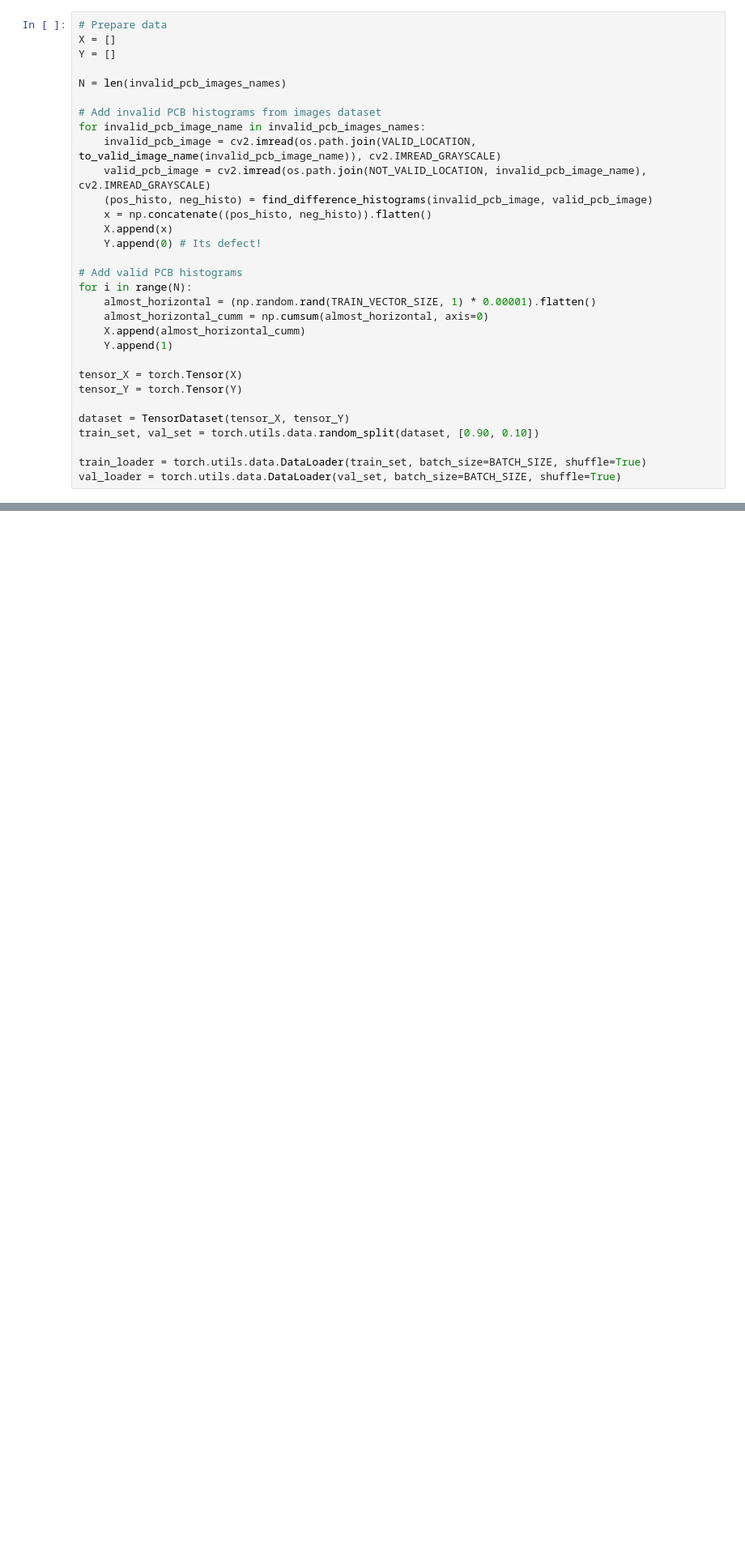
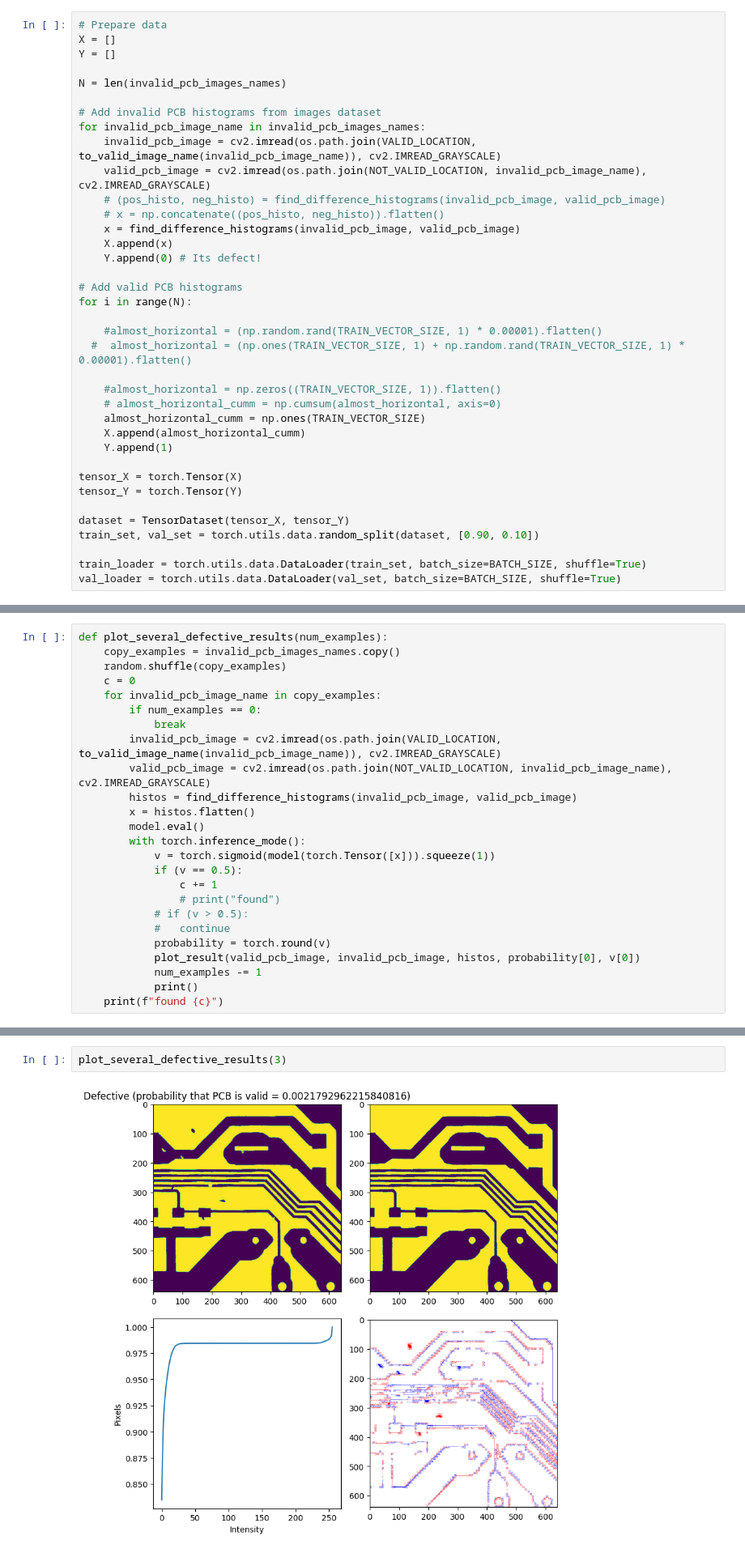
Before and after one commit to vorobii-vitalii/pcb-defect-detection-histogram-approach, a Jupyter notebook: binary_classification_image_subtract_approach_book.ipynb, the cells around one changed output, grey strips where cells are left out. Shown at 81% size. Drawn from its saved outputs; the diff is of its cells as text; blank space fills up the shorter version.

```diff
--- a/binary_classification_image_subtract_approach_book.ipynb
+++ b/binary_classification_image_subtract_approach_book.ipynb
@@ -92,15 +242,21 @@ N = len(invalid_pcb_images_names)
 for invalid_pcb_image_name in invalid_pcb_images_names:
     invalid_pcb_image = cv2.imread(os.path.join(VALID_LOCATION, to_valid_image_name(invalid_pcb_image_name)), cv2.IMREAD_GRAYSCALE)
     valid_pcb_image = cv2.imread(os.path.join(NOT_VALID_LOCATION, invalid_pcb_image_name), cv2.IMREAD_GRAYSCALE)
-    (pos_histo, neg_histo) = find_difference_histograms(invalid_pcb_image, valid_pcb_image)
-    x = np.concatenate((pos_histo, neg_histo)).flatten()
+    # (pos_histo, neg_histo) = find_difference_histograms(invalid_pcb_image, valid_pcb_image)
+    # x = np.concatenate((pos_histo, neg_histo)).flatten()
+    x = find_difference_histograms(invalid_pcb_image, valid_pcb_image)
     X.append(x)
     Y.append(0) # Its defect!
 
 # Add valid PCB histograms
 for i in range(N):
-    almost_horizontal = (np.random.rand(TRAIN_VECTOR_SIZE, 1) * 0.00001).flatten()
-    almost_horizontal_cumm = np.cumsum(almost_horizontal, axis=0)
+
+    #almost_horizontal = (np.random.rand(TRAIN_VECTOR_SIZE, 1) * 0.00001).flatten()
+  #  almost_horizontal = (np.ones(TRAIN_VECTOR_SIZE, 1) + np.random.rand(TRAIN_VECTOR_SIZE, 1) * 0.00001).flatten()
+
+    #almost_horizontal = np.zeros((TRAIN_VECTOR_SIZE, 1)).flatten()
+    # almost_horizontal_cumm = np.cumsum(almost_horizontal, axis=0)
+    almost_horizontal_cumm = np.ones(TRAIN_VECTOR_SIZE)
     X.append(almost_horizontal_cumm)
     Y.append(1)
 
@@ -228,0 +449,25 @@ plot_metrics(train_losses, train_accuracy, test_losses, test_accuracy)
+# %%
+def plot_several_defective_results(num_examples):
+	copy_examples = invalid_pcb_images_names.copy()
+	random.shuffle(copy_examples)
+	c = 0
+	for invalid_pcb_image_name in copy_examples:
+		if num_examples == 0:
+			break
+		invalid_pcb_image = cv2.imread(os.path.join(VALID_LOCATION, to_valid_image_name(invalid_pcb_image_name)), cv2.IMREAD_GRAYSCALE)
+		valid_pcb_image = cv2.imread(os.path.join(NOT_VALID_LOCATION, invalid_pcb_image_name), cv2.IMREAD_GRAYSCALE)
+		histos = find_difference_histograms(invalid_pcb_image, valid_pcb_image)
+		x = histos.flatten()
+		model.eval()
+		with torch.inference_mode():
+			v = torch.sigmoid(model(torch.Tensor([x])).squeeze(1))
+			if (v == 0.5):
+				c += 1
+				# print("found")
+			# if (v > 0.5):
+			# 	continue
+			probability = torch.round(v)
+			plot_result(valid_pcb_image, invalid_pcb_image, histos, probability[0], v[0])
+			num_examples -= 1
+			print()
+	print(f"found {c}")
@@ -228,0 +497,4 @@ plot_metrics(train_losses, train_accuracy, test_losses, test_accuracy)
+# %%
+plot_several_defective_results(3)
+# %% [output]
+[figure, added]
```
Also changed, not shown: parts of 28 cells of this notebook, 4 other files.
